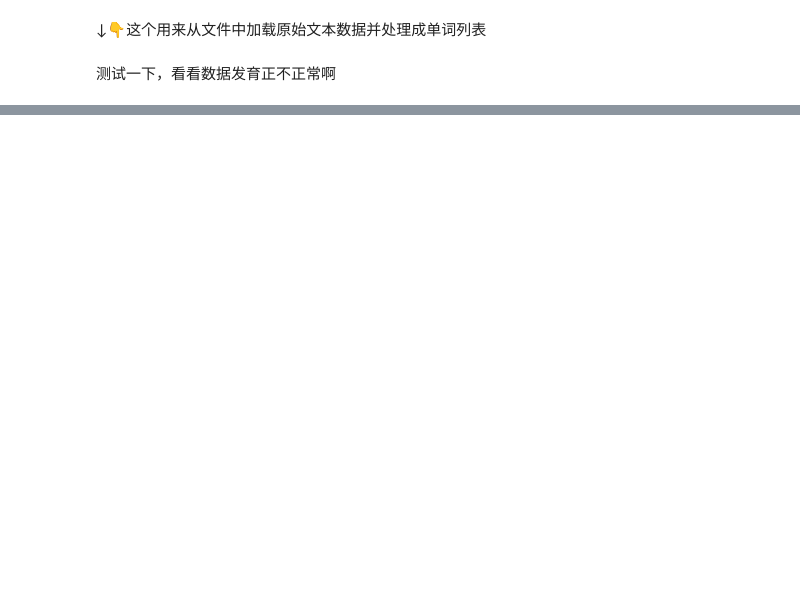
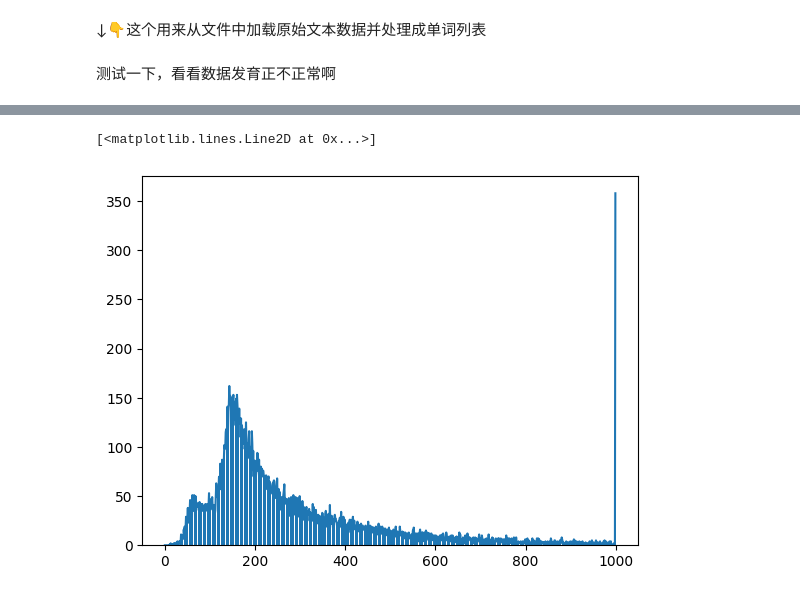
Before and after one commit to Selina233/mlpda-project, a Jupyter notebook: process_data.ipynb, the cells around one changed output, grey strips where cells are left out. Drawn from its saved outputs; the diff is of its cells as text; code cells hidden in the pictures; blank space fills up the shorter version.

```diff
--- a/process_data.ipynb
+++ b/process_data.ipynb
@@ -30,23 +48,27 @@ def load_cab_vector():
 def load_data(path, flag='train'):
     labels = ['pos', 'neg']
     data = []
+    r = '[’!"#$%&\'()*+,-./:;<=>?@[\\]^_`{|}~\n。！，]+'
+    compiled = re.compile(r)
     for label in labels:
         files = os.listdir(os.path.join(path, flag, label))
         # 去除标点符号
-        r = '[’!"#$%&\'()*+,-./:;<=>?@[\\]^_`{|}~\n。！，]+'
+        cnt=0
         for file in files:
             with open(os.path.join(path, flag, label, file), 'r', encoding='utf8') as rf:
                 temp = rf.read()
-                print(temp)
                 temp = temp.replace('\n', ' ').replace('<br /><br />', ' ')
-                temp = re.sub(r, ' ', temp)
+                if cnt<2:
+                    cnt+=1
+                    print(temp)
+                temp = re.sub(r, ' \g<0> ', temp)
                 temp = temp.split(' ')
                 temp = [temp[i].lower() for i in range(len(temp)) if temp[i] != '']
                 if label == 'pos':
                     data.append([temp, 1])
                 elif label == 'neg':
                     data.append([temp, 0])
-            break # Remember to delete this
+            #break # Remember to delete this
     return data
 # %% [markdown]
 测试一下，看看数据发育正不正常啊
@@ -59,0 +178,7 @@ Story of a man who has unnatural feelings for a pig. Starts out with a opening s
+# %%
+import matplotlib.pyplot as plt
+plt.bar(x=range(1000),height=result)
+plt.plot(result)
+# %% [output]
+[<matplotlib.lines.Line2D at 0x...>]
+[figure, added]
```
Also changed, not shown: parts of 4 cells of this notebook, 1 other file.
